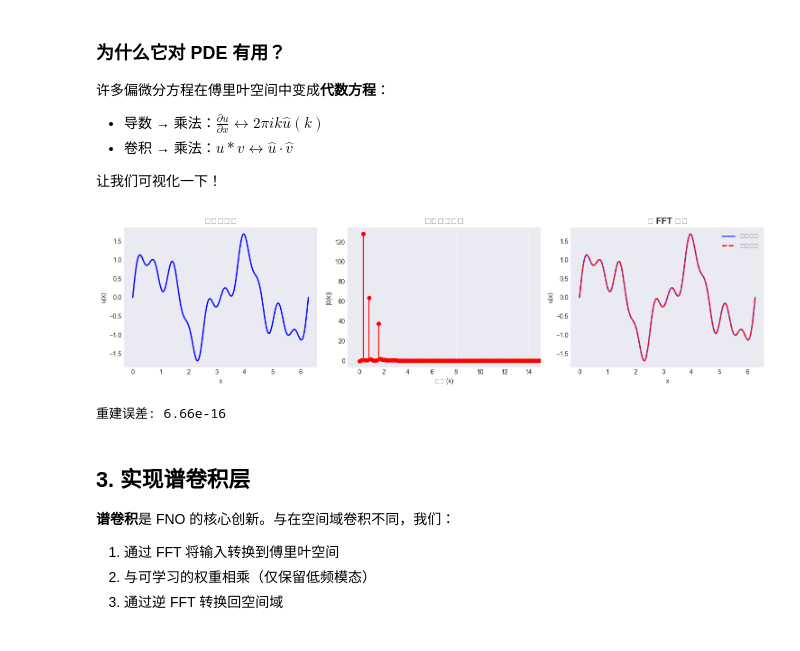
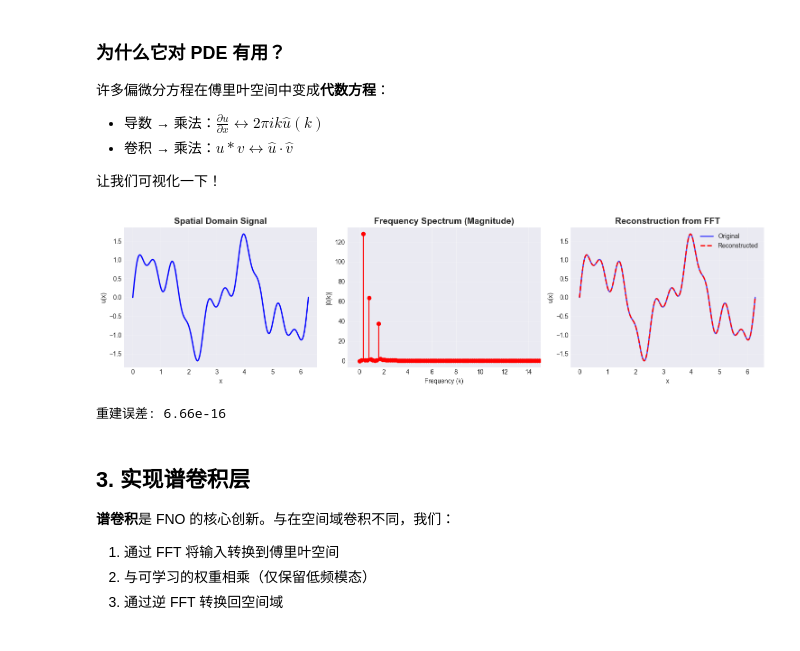
Before and after one commit to Michael-Jackson666/AI4CFD, a Jupyter notebook: FNO/tutorial/FNO_tutorial.ipynb, the cells around one changed output. Saved outputs shown, nothing was run; the diff lists cells and outputs as text; code cells hidden in the pictures.

Commit message:
modify fno tutorial for english graph labels

```diff
--- a/FNO/tutorial/FNO_tutorial.ipynb
+++ b/FNO/tutorial/FNO_tutorial.ipynb
@@ -83,40 +83,40 @@ u = np.sin(f1 * x) + 0.5 * np.sin(f2 * x) + 0.3 * np.sin(f3 * x)
 u_fft = np.fft.fft(u)
 freqs = np.fft.fftfreq(N, x[1] - x[0])
 
 # 绘制信号及其频谱
 fig, axes = plt.subplots(1, 3, figsize=(15, 4))
 
 # 原始信号
 axes[0].plot(x, u, 'b-', linewidth=2)
-axes[0].set_title('空间域信号', fontsize=14, fontweight='bold')
+axes[0].set_title('Spatial Domain Signal', fontsize=14, fontweight='bold')
 axes[0].set_xlabel('x')
 axes[0].set_ylabel('u(x)')
 axes[0].grid(True, alpha=0.3)
 
 # 频谱（幅值）
 axes[1].stem(freqs[:N//2], np.abs(u_fft[:N//2]), linefmt='r-', markerfmt='ro', basefmt=' ')
-axes[1].set_title('频谱（幅值）', fontsize=14, fontweight='bold')
-axes[1].set_xlabel('频率 (k)')
+axes[1].set_title('Frequency Spectrum (Magnitude)', fontsize=14, fontweight='bold')
+axes[1].set_xlabel('Frequency (k)')
 axes[1].set_ylabel('|û(k)|')
 axes[1].set_xlim(-1, 15)
 axes[1].grid(True, alpha=0.3)
 
 # 从 FFT 重建信号
 u_reconstructed = np.fft.ifft(u_fft).real
-axes[2].plot(x, u, 'b-', label='原始信号', linewidth=2, alpha=0.7)
-axes[2].plot(x, u_reconstructed, 'r--', label='重建信号', linewidth=2)
-axes[2].set_title('从 FFT 重建', fontsize=14, fontweight='bold')
+axes[2].plot(x, u, 'b-', label='Original', linewidth=2, alpha=0.7)
+axes[2].plot(x, u_reconstructed, 'r--', label='Reconstructed', linewidth=2)
+axes[2].set_title('Reconstruction from FFT', fontsize=14, fontweight='bold')
 axes[2].set_xlabel('x')
 axes[2].set_ylabel('u(x)')
 axes[2].legend()
 axes[2].grid(True, alpha=0.3)
 
 plt.tight_layout()
 plt.show()
 
 print(f"重建误差: {np.max(np.abs(u - u_reconstructed)):.2e}")
 # %% [output]
-[figure, old version]
+[figure, new version]
 重建误差: 6.66e-16
 # %% [markdown]
 ## 3. 实现谱卷积层
```
Also changed, not shown: parts of 5 cells of this notebook.
